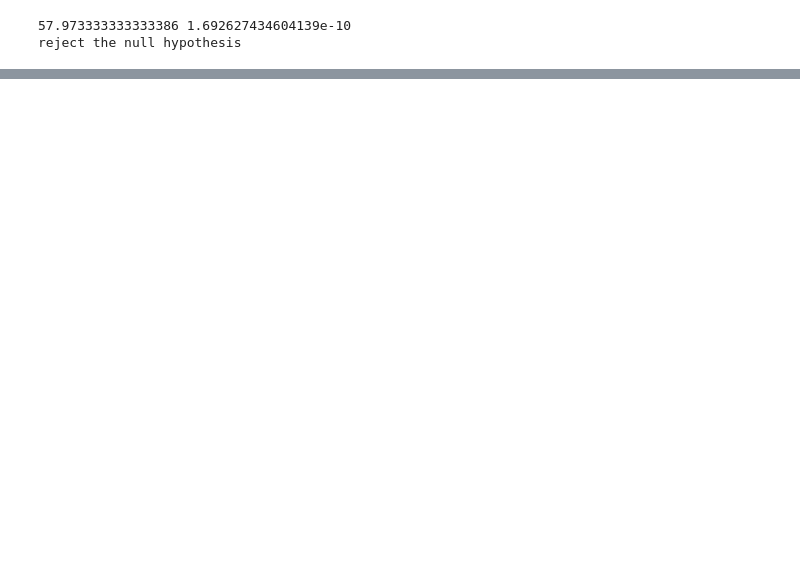
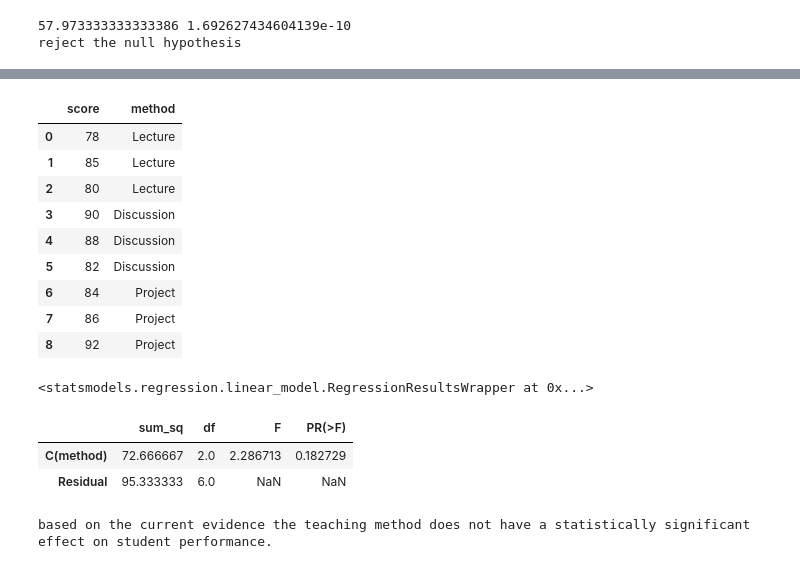
Before and after one commit to Njeri-Kimaru/Python-plus-main, a Jupyter notebook: anova.ipynb, the cells around one changed output, grey strips where cells are left out. Drawn from its saved outputs; the diff is of its cells as text; code cells hidden in the pictures; blank space fills up the shorter version.

```diff
--- a/anova.ipynb
+++ b/anova.ipynb
@@ -78,0 +219,24 @@ reject the null hypothesis
+# %%
+data = {
+    'score': [78, 85, 80, 90, 88, 82, 84, 86, 92],
+    'method': ['Lecture', 'Lecture', 'Lecture',
+               'Discussion', 'Discussion', 'Discussion',
+               'Project', 'Project', 'Project']
+}
+# %%
+import pandas as pd
+import statsmodels.api as sm
+from statsmodels.formula.api import ols
+df = pd.DataFrame(data)
+df.head(10)
+# %% [output]
+|  | score | method |
+| 0 | 78 | Lecture |
+| 1 | 85 | Lecture |
+| 2 | 80 | Lecture |
+| 3 | 90 | Discussion |
+| 4 | 88 | Discussion |
+| 5 | 82 | Discussion |
+| 6 | 84 | Project |
+| 7 | 86 | Project |
+| 8 | 92 | Project |
@@ -78,0 +245,22 @@ reject the null hypothesis
+# %%
+lm2 = ols(formula1, df).fit()
+lm2
+# %% [output]
+<statsmodels.regression.linear_model.RegressionResultsWrapper at 0x...>
+# %%
+table1 = sm.stats.anova_lm(lm2,typ=2)
+table1
+# %% [output]
+|  | sum_sq | df | F | PR(>F) |
+| C(method) | 72.666667 | 2.0 | 2.286713 | 0.182729 |
+| Residual | 95.333333 | 6.0 | NaN | NaN |
+# %%
+alpha = 0.05
+p_value = table1['PR(>F)'][0]
+
+if p_value < alpha:
+    print("based on the current evidence the teaching method has a statistically significant effect on student performance.")
+else:
+    print("based on the current evidence the teaching method does not have a statistically significant effect on student performance.")
+# %% [output]
+based on the current evidence the teaching method does not have a statistically significant effect on student performance.
```
Also changed, not shown: parts of 22 cells of this notebook, 1 other file.
